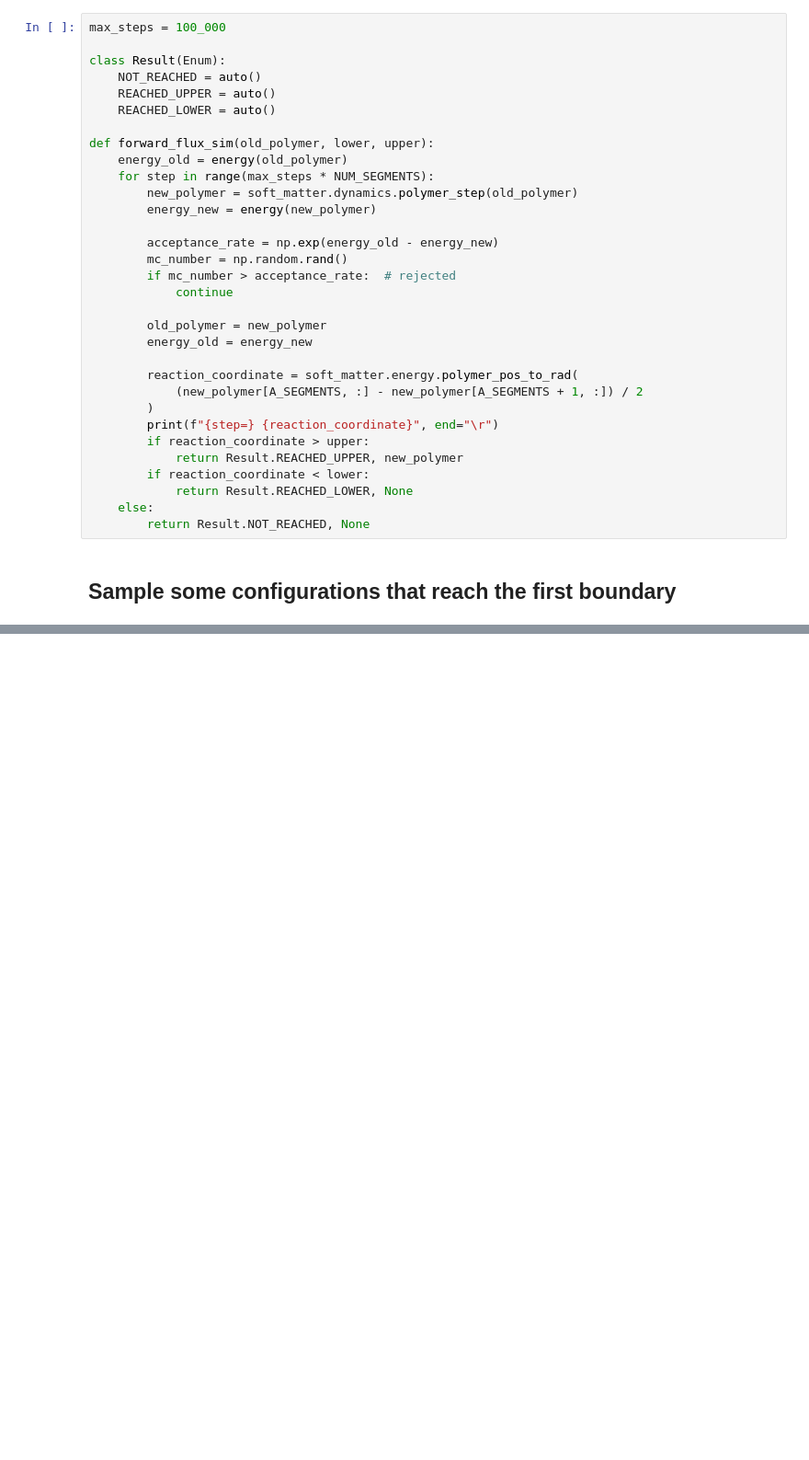
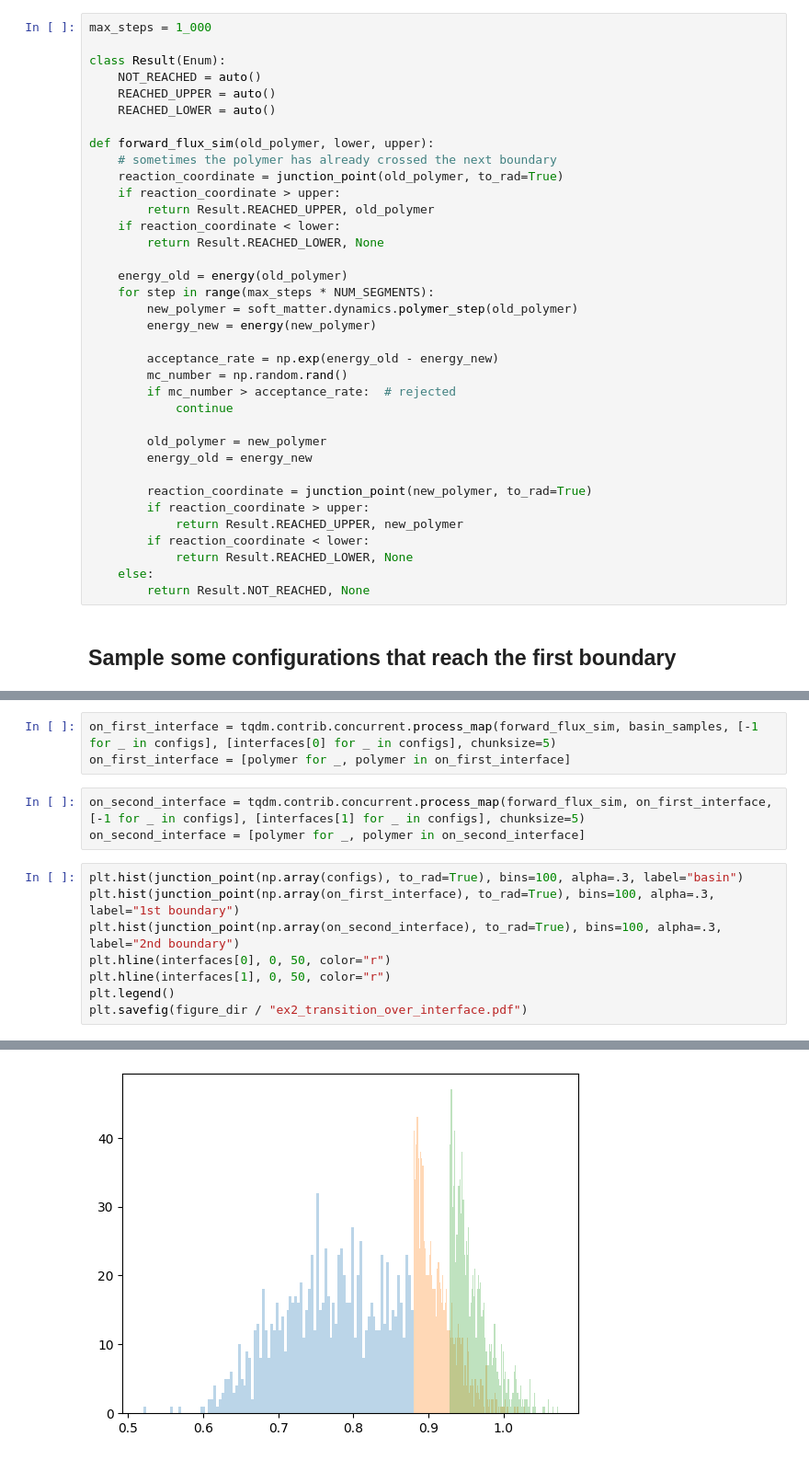
Before and after one commit to h-mnzlr/acpl-softmatter, a Jupyter notebook: notebooks/1_forward_flux.sync.ipynb, the cells around one changed output, grey strips where cells are left out. Shown at 92% size. Saved outputs shown, nothing was run; the diff lists cells and outputs as text; blank space fills up the shorter version.

Commit message:
Nachtrag transition rate.

```diff
--- a/notebooks/1_forward_flux.sync.ipynb
+++ b/notebooks/1_forward_flux.sync.ipynb
@@ -102,7 +112,7 @@ plt.hist(configs, density=True, stacked=True, bins=10)
 # %% [markdown]
 ## Do some fluxes
 # %%
-max_steps = 100_000
+max_steps = 1_000
 
 class Result(Enum):
     NOT_REACHED = auto()
@@ -110,6 +120,13 @@ class Result(Enum):
     REACHED_LOWER = auto()
 
 def forward_flux_sim(old_polymer, lower, upper):
+    # sometimes the polymer has already crossed the next boundary
+    reaction_coordinate = junction_point(old_polymer, to_rad=True)
+    if reaction_coordinate > upper:
+        return Result.REACHED_UPPER, old_polymer
+    if reaction_coordinate < lower:
+        return Result.REACHED_LOWER, None
+
     energy_old = energy(old_polymer)
     for step in range(max_steps * NUM_SEGMENTS):
         new_polymer = soft_matter.dynamics.polymer_step(old_polymer)
@@ -123,10 +140,7 @@ def forward_flux_sim(old_polymer, lower, upper):
         old_polymer = new_polymer
         energy_old = energy_new
 
-        reaction_coordinate = soft_matter.energy.polymer_pos_to_rad(
-            (new_polymer[A_SEGMENTS, :] - new_polymer[A_SEGMENTS + 1, :]) / 2
-        )
-        print(f"{step=} {reaction_coordinate}", end="\r")
+        reaction_coordinate = junction_point(new_polymer, to_rad=True)
         if reaction_coordinate > upper:
             return Result.REACHED_UPPER, new_polymer
         if reaction_coordinate < lower:
@@ -165,0 +179,15 @@ KeyboardInterrupt
+# %%
+on_first_interface = tqdm.contrib.concurrent.process_map(forward_flux_sim, basin_samples, [-1 for _ in configs], [interfaces[0] for _ in configs], chunksize=5)
+on_first_interface = [polymer for _, polymer in on_first_interface]
+# %%
+on_second_interface = tqdm.contrib.concurrent.process_map(forward_flux_sim, on_first_interface, [-1 for _ in configs], [interfaces[1] for _ in configs], chunksize=5)
+on_second_interface = [polymer for _, polymer in on_second_interface]
+# %%
+plt.hist(junction_point(np.array(configs), to_rad=True), bins=100, alpha=.3, label="basin")
+plt.hist(junction_point(np.array(on_first_interface), to_rad=True), bins=100, alpha=.3, label="1st boundary")
+plt.hist(junction_point(np.array(on_second_interface), to_rad=True), bins=100, alpha=.3, label="2nd boundary")
+plt.hline(interfaces[0], 0, 50, color="r")
+plt.hline(interfaces[1], 0, 50, color="r")
+plt.legend()
+plt.savefig(figure_dir / "ex2_transition_over_interface.pdf")
+# %% [output]
@@ -165,0 +195 @@ KeyboardInterrupt
+[figure, added]
```
Also changed, not shown: parts of 10 cells of this notebook, 1 other file.
